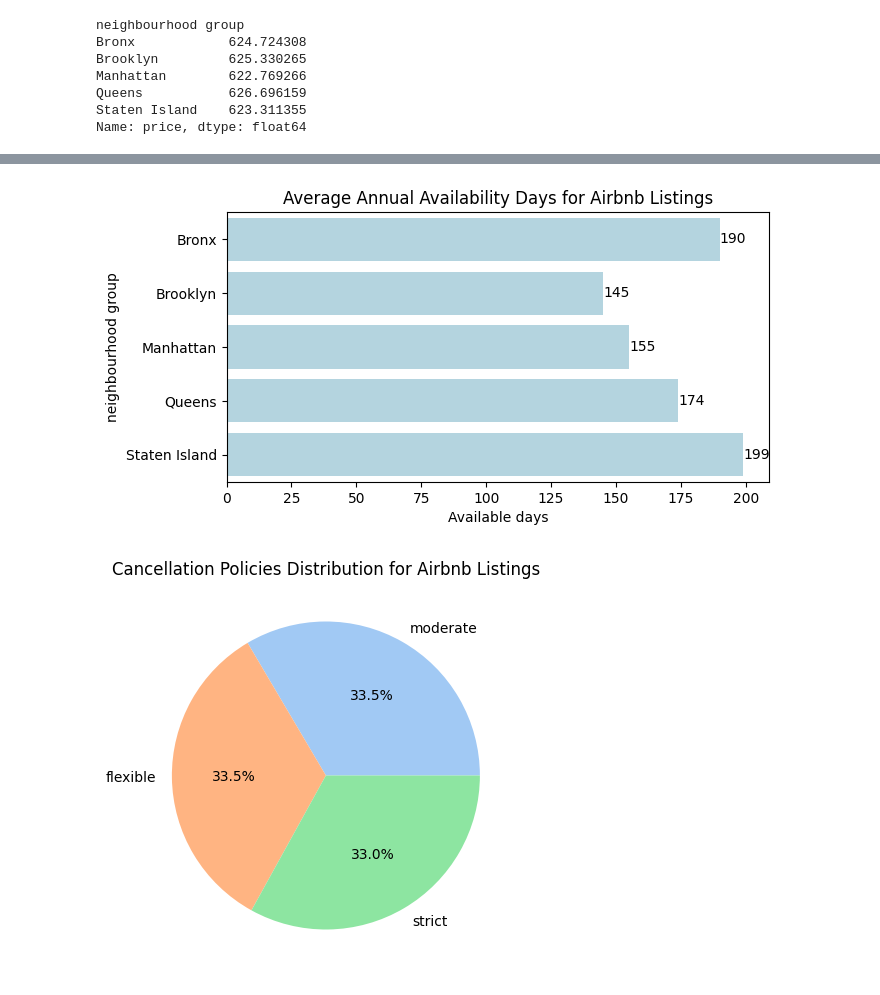
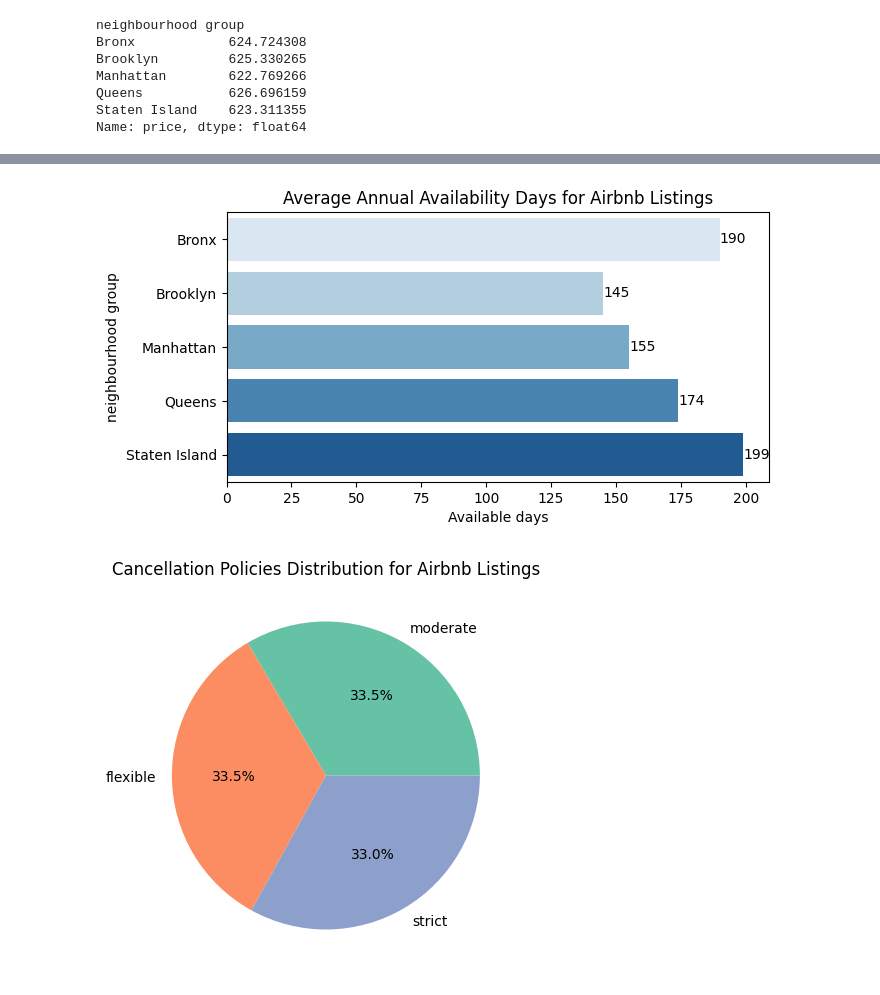
Before and after one commit to jeevithavijaykumar/Exploratory_data_analysis_using_pandas, a Jupyter notebook: Airbnb.ipynb, the cells around one changed output, grey strips where cells are left out. Cells and saved outputs as stored; diff of their text form; code cells hidden in the pictures.

```diff
--- a/Airbnb.ipynb
+++ b/Airbnb.ipynb
@@ -233,7 +234,7 @@ avg_availability = airbnbdf.groupby(['neighbourhood group'])['availability 365']
 x1 = avg_availability.index
 y1= avg_availability.round(0).values
 plt.figure(figsize=(7,3.5))
-bx =sns.barplot(x=y1,y=x1, color='lightblue')
+bx =sns.barplot(x=y1,y=x1, palette='Blues')
 bx.bar_label(bx.containers[0])
 plt.title('Average Annual Availability Days for Airbnb Listings')
 plt.xlabel('Available days')
@@ -241,19 +242,19 @@ plt.ylabel('neighbourhood group')
 plt.legend
 plt.show()
 # %% [output]
-[figure, old version]
+[figure, new version]
 # %%
 #Cancellation Policies Distribution for Airbnb Listings
 cancellation_count = airbnbdf['cancellation_policy'].value_counts()
 x=cancellation_count.index
 y=cancellation_count.values
 plt.figure(figsize=(5,5))
-plt.pie(y,labels=x , colors = sns.color_palette('pastel'), autopct ='%1.1f%%')
+plt.pie(y,labels=x , colors = sns.color_palette('Set2'), autopct ='%1.1f%%')
 plt.title('Cancellation Policies Distribution for Airbnb Listings')
 plt.legend
 plt.show()
 # %% [output]
-[figure, old version]
+[figure, new version]
 # %%
 #Monthly Reviews Distribution for Airbnb Listings"
 plt.figure(figsize=(6,3))
```
Also changed, not shown: parts of 7 cells of this notebook.
